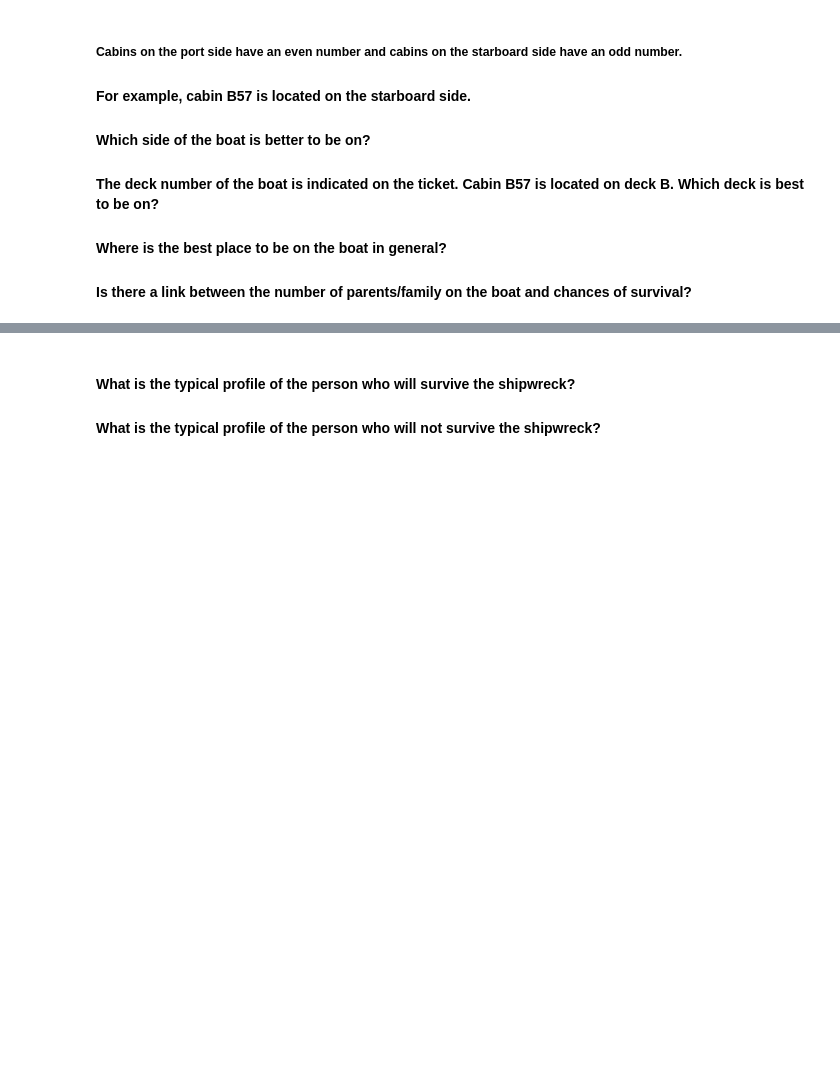
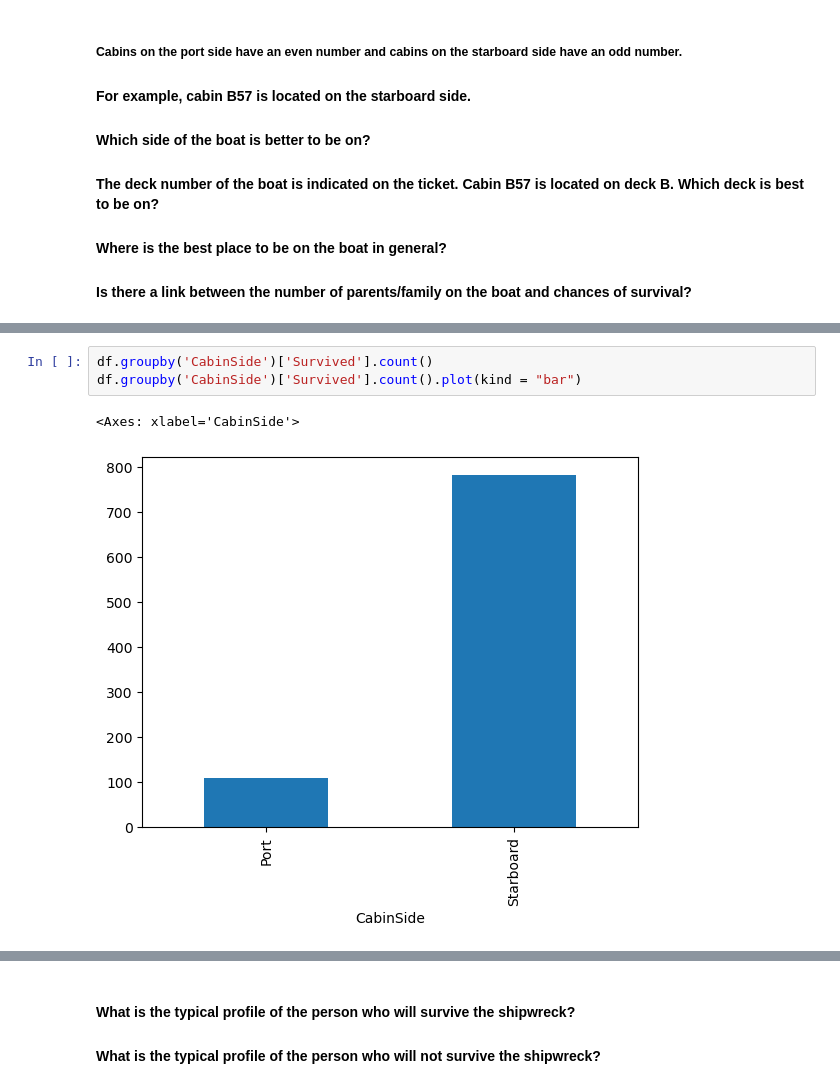
Before and after one commit to MeryyJ/data-science-tutorials, a Jupyter notebook: introduction-to-python/Introduction to pandas.ipynb, the cells around one changed output, grey strips where cells are left out. Saved outputs shown, nothing was run; the diff lists cells and outputs as text; blank space fills up the shorter version.

```diff
--- a/introduction-to-python/Introduction to pandas.ipynb
+++ b/introduction-to-python/Introduction to pandas.ipynb
@@ -238,0 +299,6 @@ df[['Survived', 'Pclass', 'Age', 'Fare', 'SibSp', 'Parch']].corr().style.backgro
+# %%
+df.groupby('CabinSide')['Survived'].count()
+df.groupby('CabinSide')['Survived'].count().plot(kind = "bar")
+# %% [output]
+<Axes: xlabel='CabinSide'>
+[figure, added]
```
Also changed, not shown: parts of 20 cells of this notebook.
